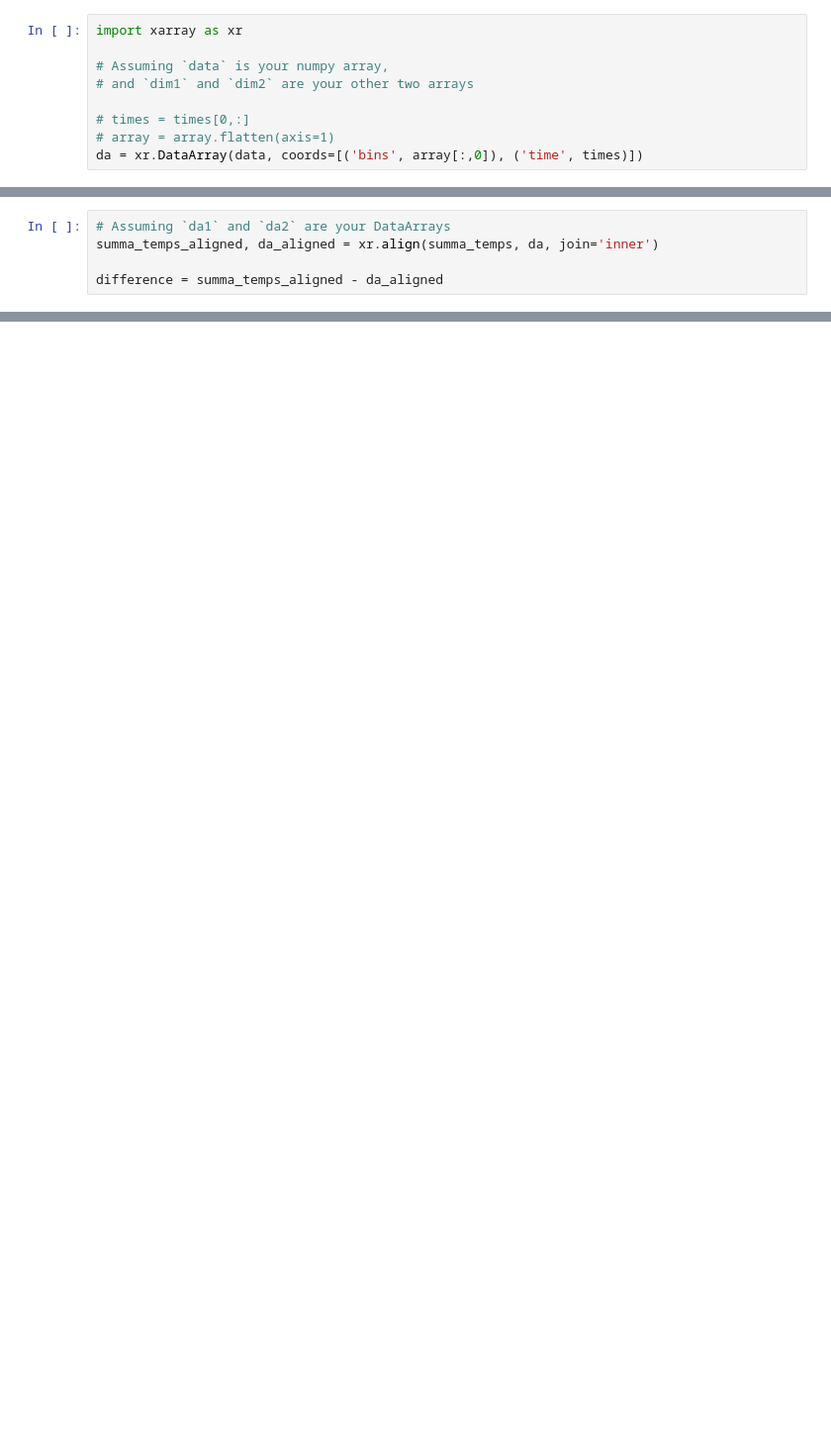
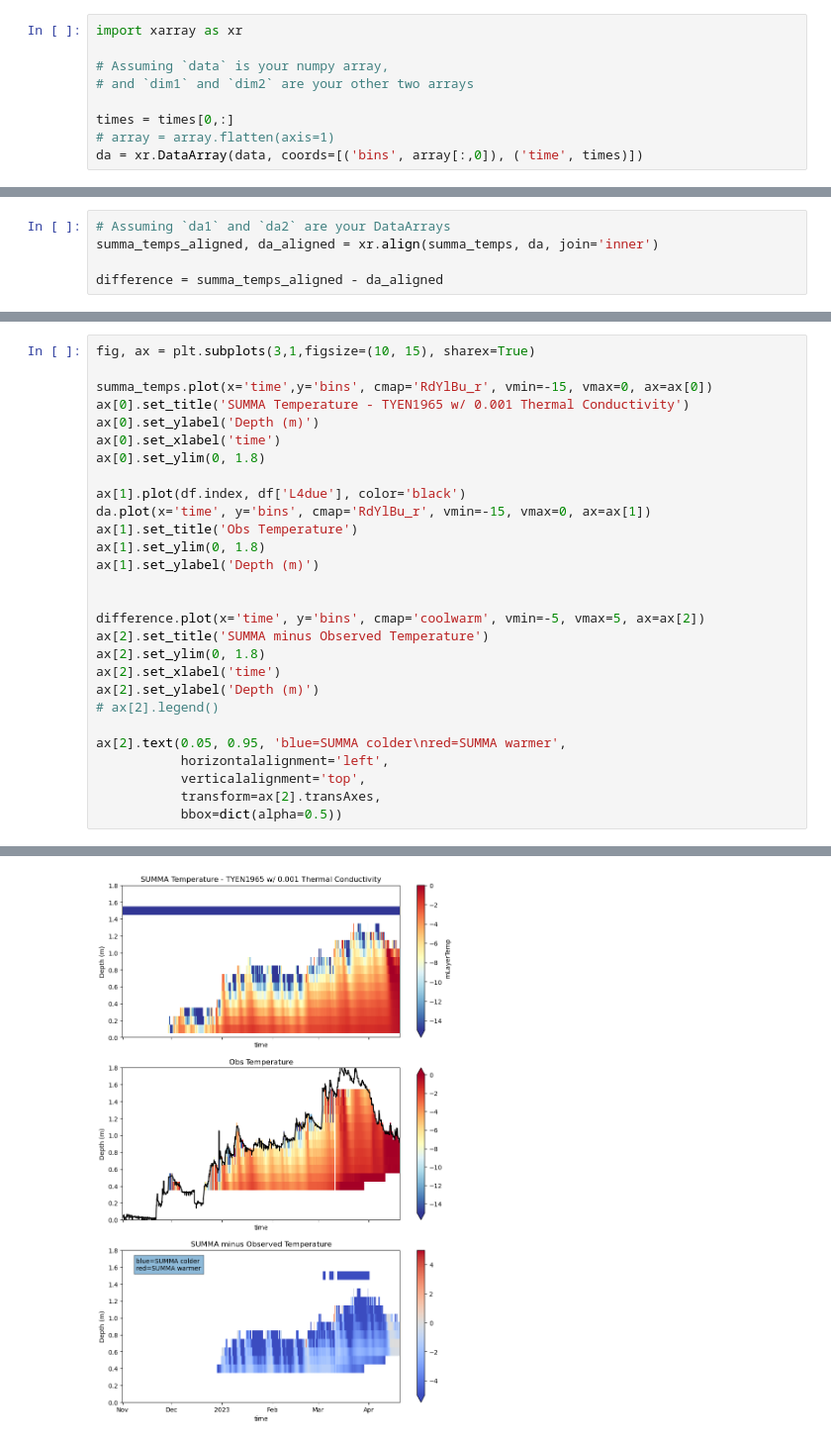
Before and after one commit to clinton-alden/summa, a Jupyter notebook: analysis/kettle_ponds/temp_plot.ipynb, the cells around one changed output, grey strips where cells are left out. Shown at 99% size. Saved outputs shown, nothing was run; the diff lists cells and outputs as text; blank space fills up the shorter version.

```diff
--- a/analysis/kettle_ponds/temp_plot.ipynb
+++ b/analysis/kettle_ponds/temp_plot.ipynb
@@ -216,7 +216,7 @@ import xarray as xr
 # Assuming `data` is your numpy array,
 # and `dim1` and `dim2` are your other two arrays
 
-# times = times[0,:]
+times = times[0,:]
 # array = array.flatten(axis=1)
 da = xr.DataArray(data, coords=[('bins', array[:,0]), ('time', times)])
 # %%
@@ -343,0 +299,29 @@ difference.plot(x='time', y='bins', cmap='coolwarm', vmin=-5, vmax=5, ax)
+# %%
+fig, ax = plt.subplots(3,1,figsize=(10, 15), sharex=True)
+
+summa_temps.plot(x='time',y='bins', cmap='RdYlBu_r', vmin=-15, vmax=0, ax=ax[0])
+ax[0].set_title('SUMMA Temperature - TYEN1965 w/ 0.001 Thermal Conductivity')
+ax[0].set_ylabel('Depth (m)')
+ax[0].set_xlabel('time')
+ax[0].set_ylim(0, 1.8)
+
+ax[1].plot(df.index, df['L4due'], color='black')
+da.plot(x='time', y='bins', cmap='RdYlBu_r', vmin=-15, vmax=0, ax=ax[1])
+ax[1].set_title('Obs Temperature')
+ax[1].set_ylim(0, 1.8)
+ax[1].set_ylabel('Depth (m)')
+
+
+difference.plot(x='time', y='bins', cmap='coolwarm', vmin=-5, vmax=5, ax=ax[2])
+ax[2].set_title('SUMMA minus Observed Temperature')
+ax[2].set_ylim(0, 1.8)
+ax[2].set_xlabel('time')
+ax[2].set_ylabel('Depth (m)')
+# ax[2].legend()
+
+ax[2].text(0.05, 0.95, 'blue=SUMMA colder\nred=SUMMA warmer',
+           horizontalalignment='left',
+           verticalalignment='top',
+           transform=ax[2].transAxes,
+           bbox=dict(alpha=0.5))
+# %% [output]
@@ -343,0 +329 @@ difference.plot(x='time', y='bins', cmap='coolwarm', vmin=-5, vmax=5, ax)
+[figure, added]
```
Also changed, not shown: parts of 9 cells of this notebook, 1 other file.
